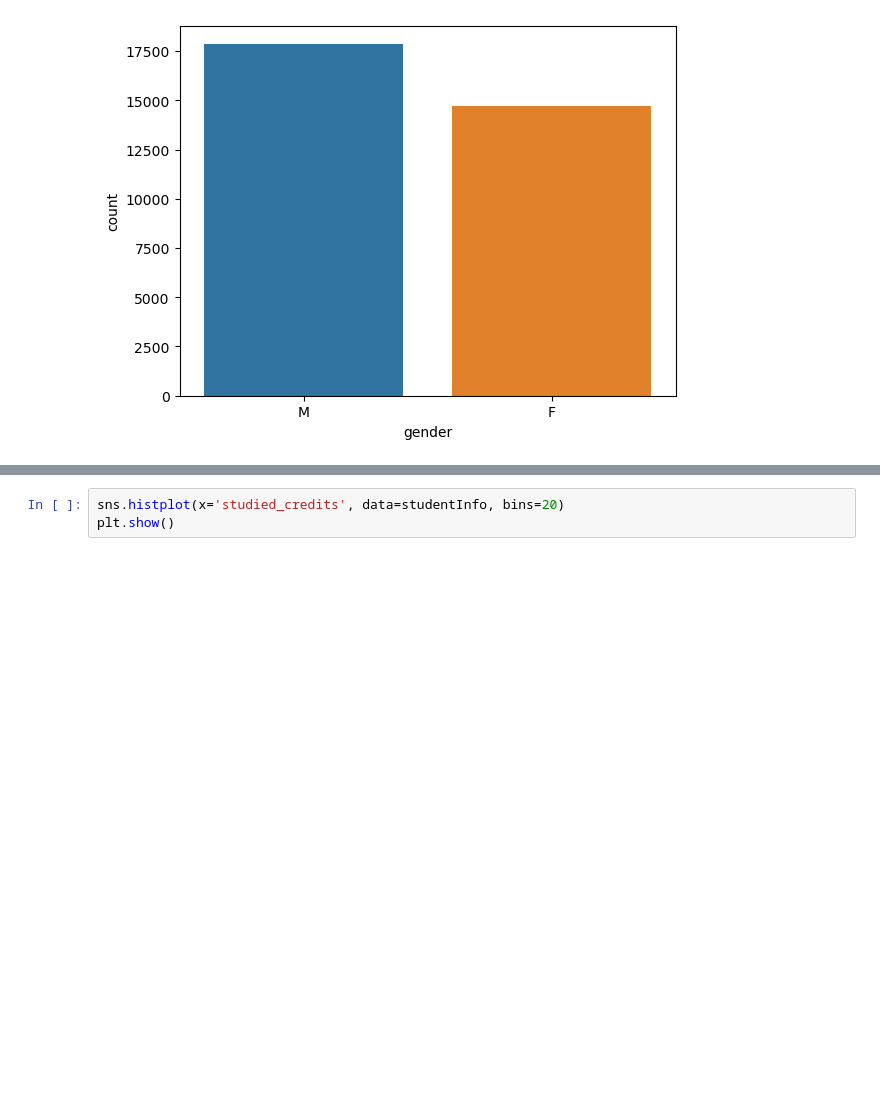
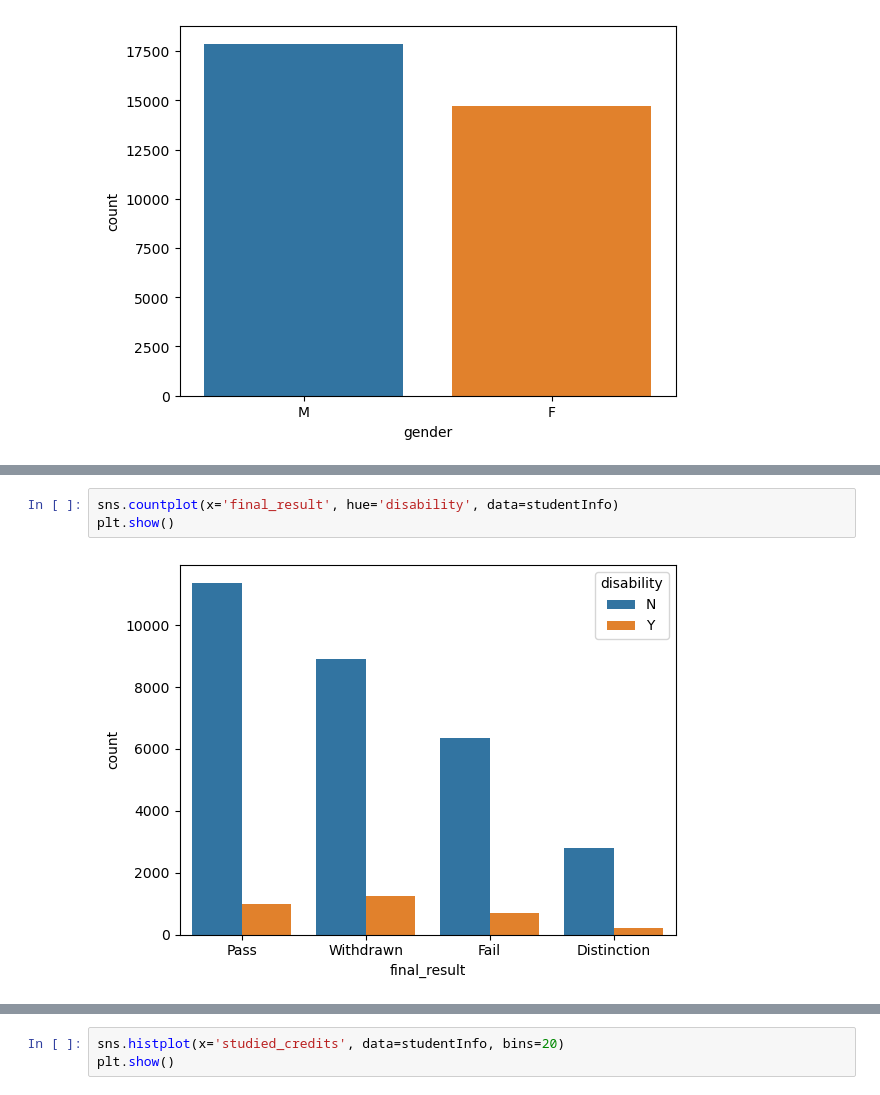
Before and after one commit to okresam/UZOP-Projekt, a Jupyter notebook: UZOP_Projekt.ipynb, the cells around one changed output, grey strips where cells are left out. Saved outputs shown, nothing was run; the diff lists cells and outputs as text; blank space fills up the shorter version.

```diff
--- a/UZOP_Projekt.ipynb
+++ b/UZOP_Projekt.ipynb
@@ -598,0 +591,5 @@ plt.show()
+# %%
+sns.countplot(x='final_result', hue='disability', data=studentInfo)
+plt.show()
+# %% [output]
+[figure, added]
```
Also changed, not shown: parts of 11 cells of this notebook.
